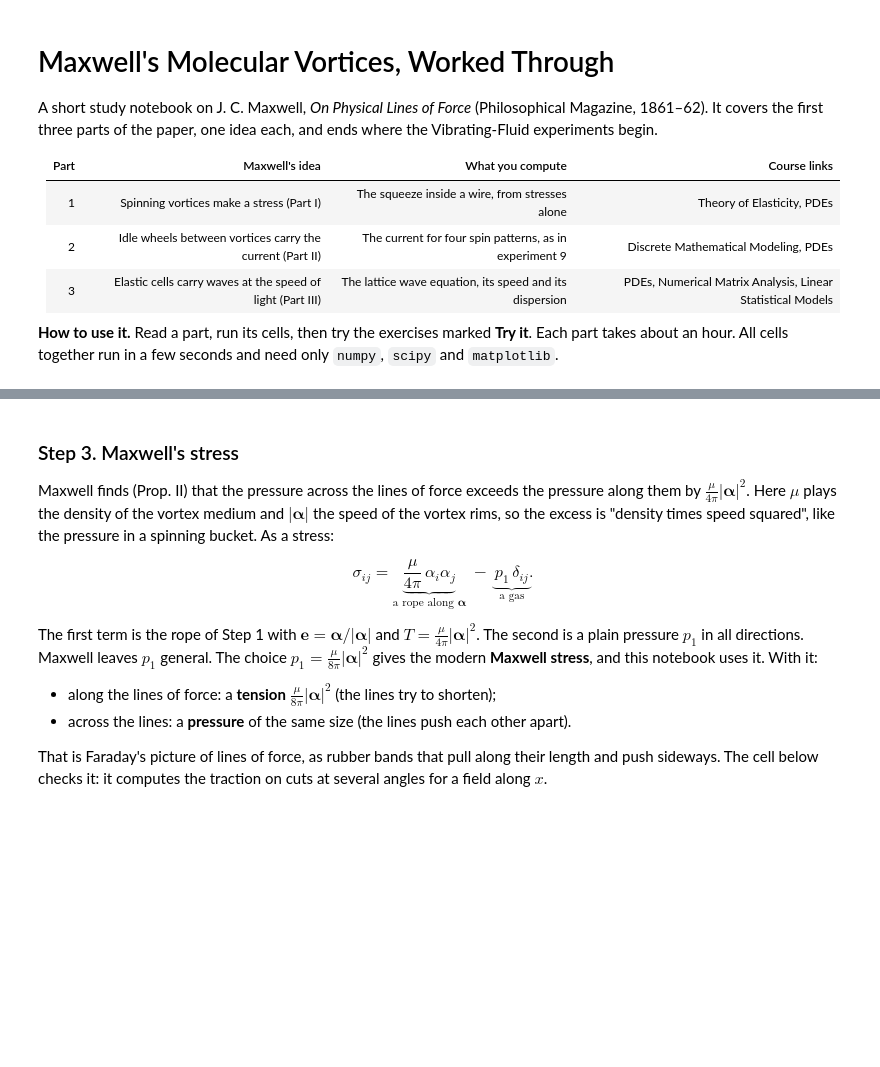
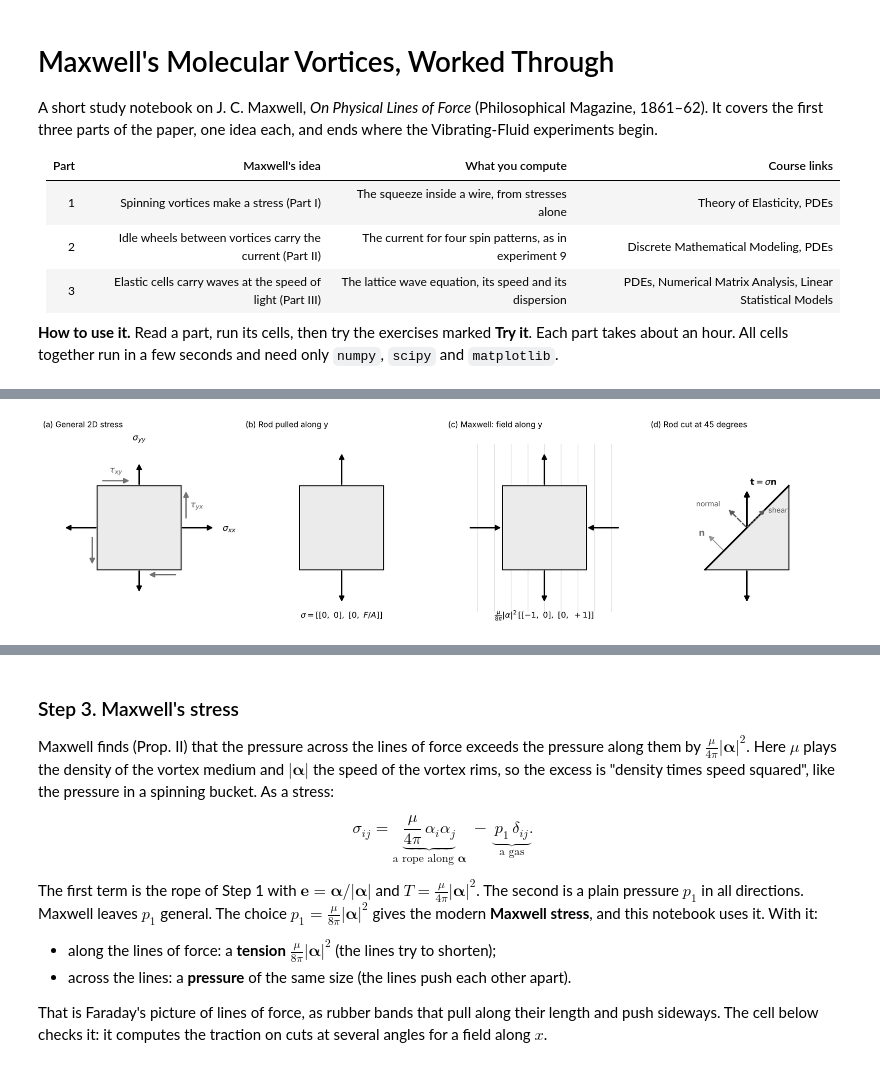
Before and after one commit to kvnjnr31/Vibrating-Fluid, a Jupyter notebook: notebooks/maxwell_1861.ipynb, the cells around one changed output, grey strips where cells are left out. Saved outputs shown, nothing was run; the diff lists cells and outputs as text; code cells hidden in the pictures; blank space fills up the shorter version.

Commit message:
Notebooks: 2D stress figure in Part 1, Step 1
Co-Authored-By: Claude Opus 5.5 <noreply@anthropic.com>
Claude-Session: https://claude.ai/code/session_01GyUa2XNZK8fwSefpjeCfZt

```diff
--- a/notebooks/maxwell_1861.ipynb
+++ b/notebooks/maxwell_1861.ipynb
@@ -60,0 +62,52 @@ A uniform stress gives no force: opposite faces pull equally. Only a change in s
+# %%
+def arrow(ax, start, vec, ls="-", lw=2.0, color="k"):
+    ax.annotate("", xy=np.add(start, vec), xytext=start,
+                arrowprops=dict(arrowstyle="-|>", color=color, lw=lw, ls=ls, mutation_scale=16))
+
+def draw_element(ax, S, title, labels=False, scale=0.8, field=False):
+    S = np.asarray(S, float); big = np.abs(S).max()
+    if field:                                                    # faint field lines along y
+        for xl in np.linspace(-1.6, 1.6, 9): ax.plot([xl, xl], [-2, 2], color="0.88", lw=1, zorder=0)
+    ax.add_patch(plt.Rectangle((-1, -1), 2, 2, fc="0.92", ec="k", lw=1.5, zorder=1))
+    names = {(1, 0): (r"$\sigma_{xx}$", r"$\tau_{yx}$"), (0, 1): (r"$\sigma_{yy}$", r"$\tau_{xy}$")}
+    for nvec in ((1, 0), (-1, 0), (0, 1), (0, -1)):
+        nvec = np.array(nvec, float); tang = np.array([-nvec[1], nvec[0]])
+        t = S @ nvec; tn, ts = t @ nvec, t @ tang
+        face = nvec*1.0
+        if abs(tn) > 1e-9:
+            L = scale*abs(tn)/big
+            if tn > 0: arrow(ax, face, nvec*L)                   # tension: away from the face
+            else: arrow(ax, face + nvec*L, -nvec*L)              # pressure: into the face
+        if abs(ts) > 1e-9:                                       # shear: along the face, just outside it, off to one side
+            L = 0.7; d = np.sign(ts)*tang                      # drawn at a fixed length for clarity
+            arrow(ax, face + nvec*0.12 + tang*0.55 - d*L/2, d*L, color="0.45")
+        key = tuple(nvec.astype(int))
+        if labels and key in names:
+            ax.text(*(face + nvec*1.15), names[key][0], fontsize=13, ha="center", va="center")
+            ax.text(*(face + nvec*0.38 + tang*0.55), names[key][1], fontsize=13, ha="center", va="center", color="0.35")
+    ax.set_xlim(-2.3, 2.3); ax.set_ylim(-2.3, 2.3); ax.set_aspect("equal"); ax.axis("off"); ax.set_title(title)
+
+fig, axs = plt.subplots(1, 4, figsize=(17, 4.6))
+draw_element(axs[0], [[1.0, 0.45], [0.45, 0.7]], "(a) General 2D stress", labels=True)
+draw_element(axs[1], [[0, 0], [0, 1.0]], "(b) Rod pulled along y")
+axs[1].text(0, -2.15, r"$\sigma = [[0,\ 0],\ [0,\ F/A]]$", ha="center", fontsize=12)
+draw_element(axs[2], [[-1.0, 0], [0, 1.0]], "(c) Maxwell: field along y", field=True)
+axs[2].text(0, -2.15, r"$\frac{\mu}{8\pi}|\alpha|^2\,[[-1,\ 0],\ [0,\ +1]]$", ha="center", fontsize=12)
+
+ax = axs[3]                                                     # (d) slanted cut through the rod
+S = np.array([[0, 0], [0, 1.0]]); nvec = np.array([-1, 1])/np.sqrt(2)   # outward normal of the cut
+ax.add_patch(plt.Polygon([[-1, -1], [1, -1], [1, 1]], fc="0.92", ec="k", lw=1.5))
+ax.plot([-1, 1], [-1, 1], color="k", lw=2.5)
+arrow(ax, (0, -1), (0, -0.8))                                   # the pull on the bottom face
+t = S @ nvec; tn = (t @ nvec)*nvec; ts = t - tn
+p = np.array([0.0, 0.0])
+arrow(ax, p, 1.3*t, lw=2.6)
+arrow(ax, p, 1.3*tn, ls="--", color="0.35"); arrow(ax, p, 1.3*ts, ls=":", color="0.35")
+ax.text(*(1.3*t + [0.08, 0.1]), r"$\mathbf{t} = \sigma\mathbf{n}$", fontsize=13)
+ax.text(*(1.3*tn + [-0.75, 0.05]), "normal", fontsize=11, color="0.35")
+ax.text(*(1.3*ts + [0.05, -0.1]), "shear", fontsize=11, color="0.35")
+arrow(ax, (-0.55, -0.55), 0.55*nvec, color="0.6", lw=1.5); ax.text(-1.15, -0.2, r"$\mathbf{n}$", fontsize=13, color="0.45")
+ax.set_xlim(-2.3, 2.3); ax.set_ylim(-2.3, 2.3); ax.set_aspect("equal"); ax.axis("off"); ax.set_title("(d) Rod cut at 45 degrees")
+plt.tight_layout(); plt.show()
+# %% [output]
+[figure, added]
```
Also changed, not shown: parts of 2 cells of this notebook, 2 other files.
